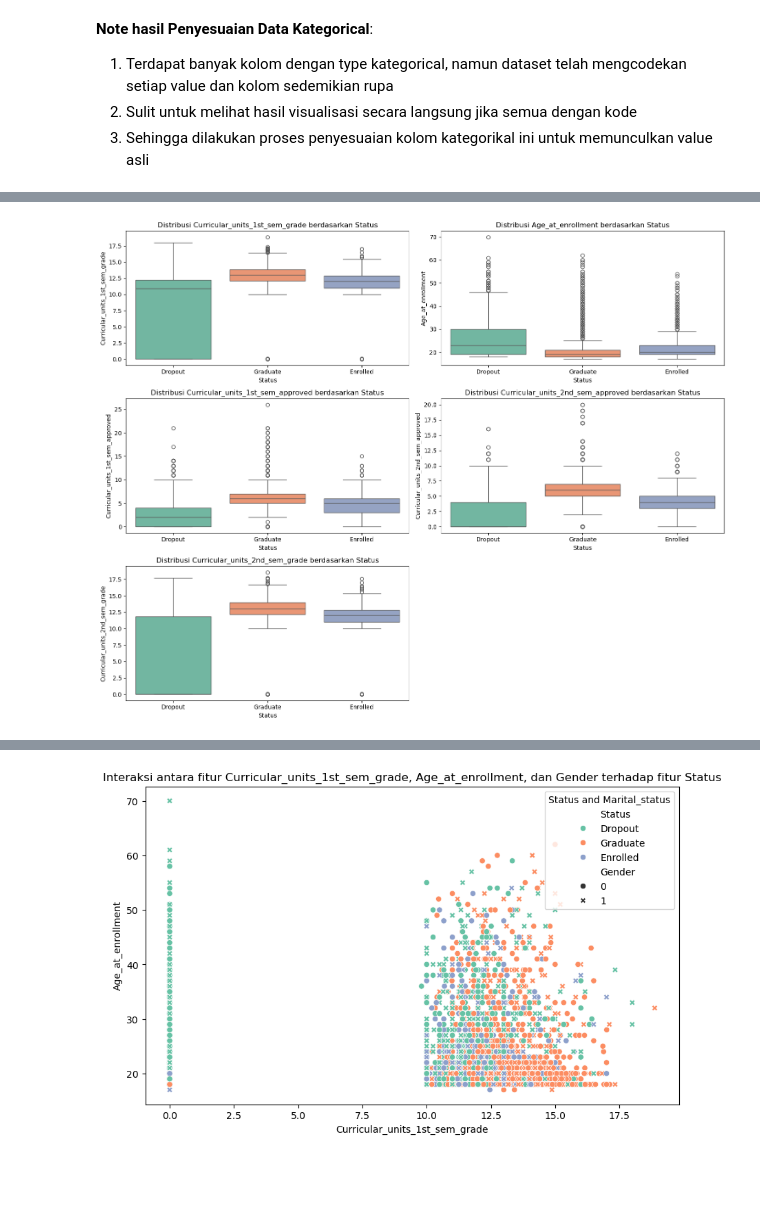
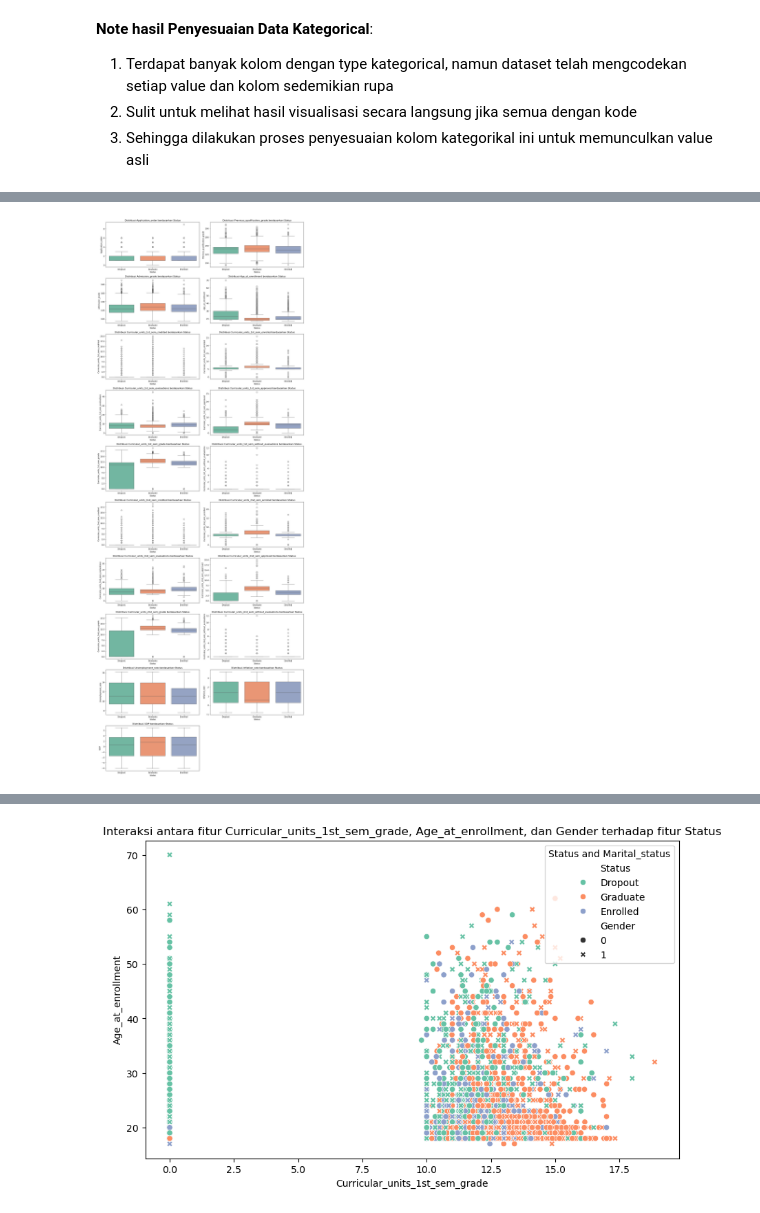
Before and after one commit to triiilestari/Proyek_Permasalahan_Pendidikan, a Jupyter notebook: Proyek_Permasalahan_Pendidikan.ipynb, the cells around one changed output, grey strips where cells are left out. Drawn from its saved outputs; the diff is of its cells as text; code cells hidden in the pictures; blank space fills up the shorter version.

```diff
--- a/Proyek_Permasalahan_Pendidikan.ipynb
+++ b/Proyek_Permasalahan_Pendidikan.ipynb
@@ -226,6 +207,5 @@ Artinya,  hampir setengah dari jumlahmahasiswa lulus dari pendidikan, tetapi `Dr
 # %%
 # Distribusi Variabel Numerik
 numerical_columns = df.select_dtypes(include=[np.number]).columns.tolist()
-numerical_columns = list(set(numerical_columns) - set(categorical_columns))
 # %%
 # Menampilkan ringkasan statistik deskriptif dari fitur-fitur numerik
@@ -276,22 +411,19 @@ plt.show()
 # %%
-# Memvisualisasikan distribusi data pada kolom-kolom pada pandas train
-set_columns = ['Curricular_units_1st_sem_grade', 'Age_at_enrollment', 'Curricular_units_1st_sem_approved', 'Curricular_units_2nd_sem_approved',
-              'Curricular_units_2nd_sem_grade']
 n_cols = 2
-n_rows = len(set_columns) // n_cols + (len(set_columns) % n_cols != 0)
+n_rows = len(numerical_columns) // n_cols + (len(numerical_columns) % n_cols != 0)
 fig, axs = plt.subplots(nrows=n_rows, ncols=n_cols, figsize=(15, n_rows * 4))
 axs = axs.ravel()
 
-for i, column in enumerate(set_columns):
-    sns.boxplot(data=df, x='Status', y=column, hue='Status', palette="Set2", ax = axs[i])
+for i, column in enumerate(numerical_columns):
+    sns.boxplot(data=df_categorical, x='Status', y=column, hue='Status', palette="Set2", ax = axs[i])
     axs[i].set_title('Distribusi {} berdasarkan Status'.format(column))
     axs[i].set_xlabel("Status")
     axs[i].set_ylabel(column)
 
 for j in range(i + 1, len(axs)):
     fig.delaxes(axs[j])
 
 plt.tight_layout()
 plt.show()
 # %% [output]
-[figure, old version]
+[figure, new version]
```
Also changed, not shown: parts of 204 cells of this notebook, 16 other files.
